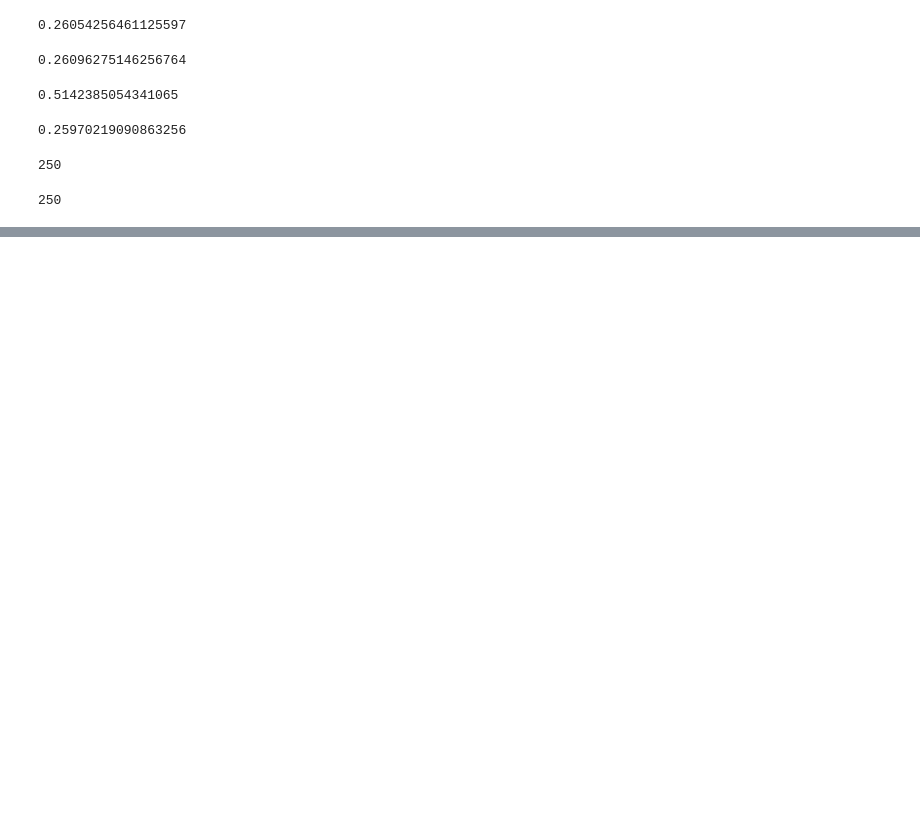
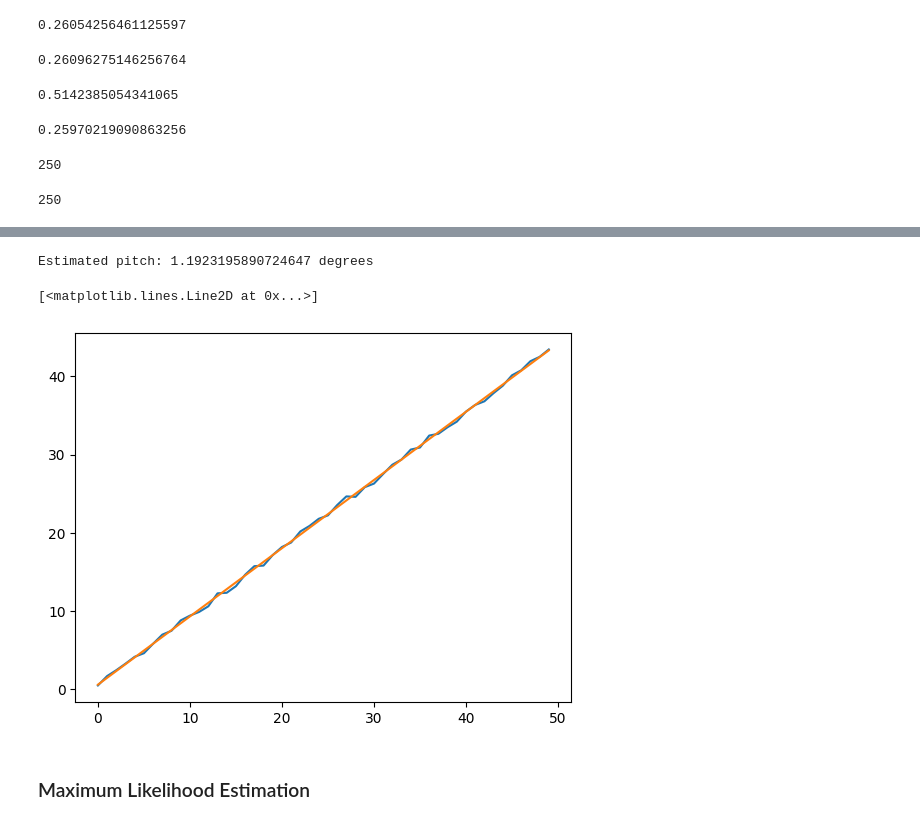
Before and after one commit to Smoltbob/ComputerVision, a Jupyter notebook: lib/Metrics/Metrics.ipynb, the cells around one changed output, grey strips where cells are left out. Cells and saved outputs as stored; diff of their text form; code cells hidden in the pictures; blank space fills up the shorter version.

```diff
--- a/lib/Metrics/Metrics.ipynb
+++ b/lib/Metrics/Metrics.ipynb
@@ -143,0 +155,34 @@ We want to minimize the sum of squared residuals $S = \sum_{i = 1}^{n} r_i^2$.
+# %%
+from random import random
+import numpy as np
+import matplotlib.pyplot as plt
+
+size = 50 #number of data points
+plane_pitch = 1.2 # degrees
+p = 1 # number of regressors
+data_x = np.array([x for x in range(size)])
+data_y = np.array([np.arctan(plane_pitch) * x + random() for x in range(size)])
+
+# Build the n x p X matrix
+X = np.zeros((size, p+1))
+for i in range(size):
+    X[i][0] =  data_x[i]
+    X[i][1] = 1
+
+# Alternatively, X is a Vandermonde matrix. Here p = 2 (1 regressor + 1)
+# We can increase this value to increase the polynomial of the estimate
+# X = np.vander(data_x, 2)
+
+beta = (np.linalg.inv(X.T @ X) @ X.T) @ data_y
+print(f"Estimated pitch: {np.tan(beta[0])} degrees")
+
+estimated_y = [beta[0] * x + beta[1]  for x in data_x]
+plt.plot(data_x, data_y)
+plt.plot(data_x, estimated_y)
+# %% [output]
+Estimated pitch: 1.1923195890724647 degrees
+[<matplotlib.lines.Line2D at 0x...>]
+[figure, added]
+# %% [markdown]
+
+### Maximum Likelihood Estimation
```
Also changed, not shown: parts of 1 cell of this notebook.
